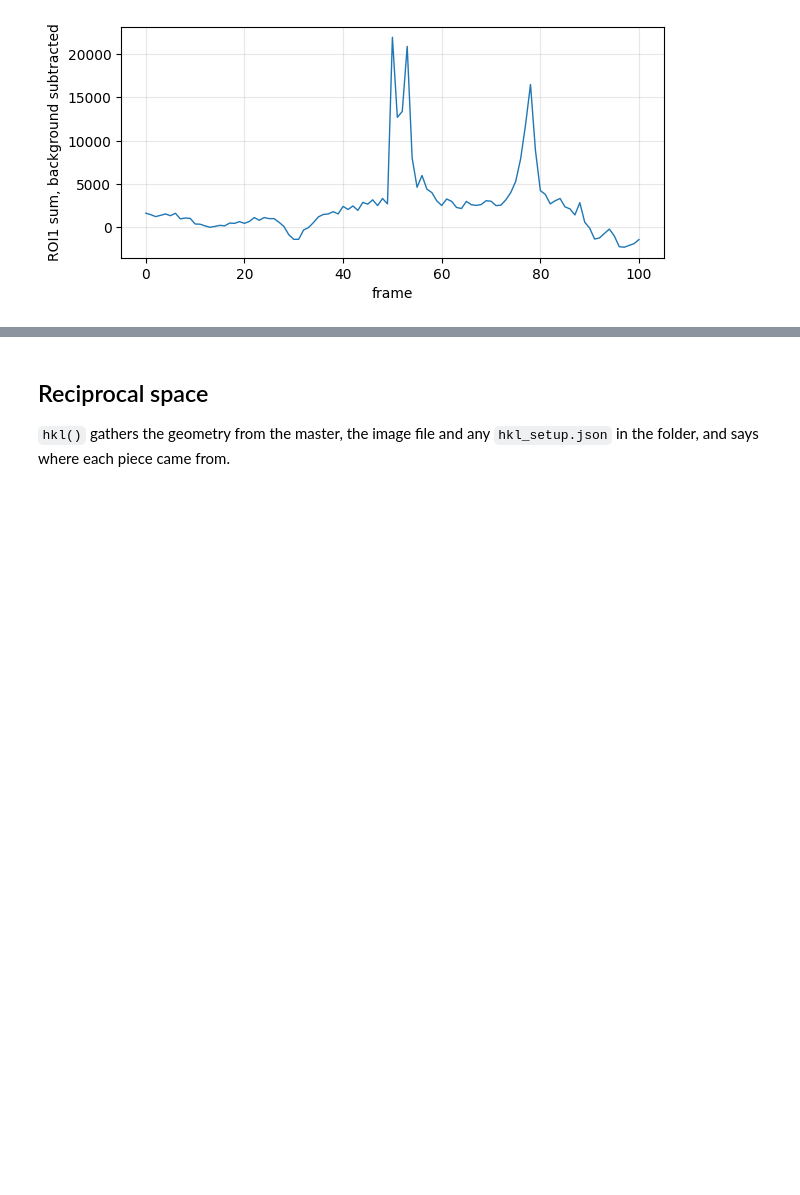
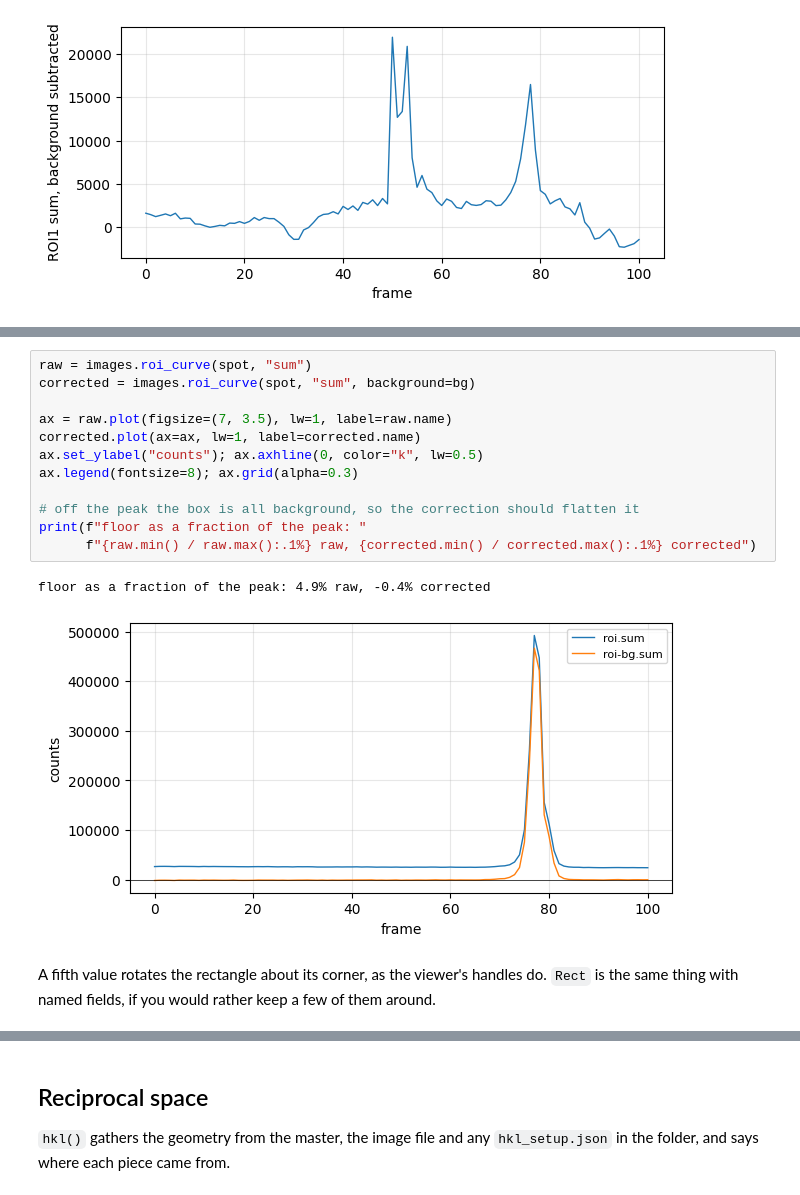
Before and after one commit to jwkim-anl/6idb-scan-viewer, a Jupyter notebook: examples/getting-started.ipynb, the cells around one changed output, grey strips where cells are left out. Saved outputs shown, nothing was run; the diff lists cells and outputs as text; blank space fills up the shorter version.

```diff
--- a/examples/getting-started.ipynb
+++ b/examples/getting-started.ipynb
@@ -204,0 +229,19 @@ Name: 77, dtype: float64
+# %%
+raw = images.roi_curve(spot, "sum")
+corrected = images.roi_curve(spot, "sum", background=bg)
+
+ax = raw.plot(figsize=(7, 3.5), lw=1, label=raw.name)
+corrected.plot(ax=ax, lw=1, label=corrected.name)
+ax.set_ylabel("counts"); ax.axhline(0, color="k", lw=0.5)
+ax.legend(fontsize=8); ax.grid(alpha=0.3)
+
+# off the peak the box is all background, so the correction should flatten it
+print(f"floor as a fraction of the peak: "
+      f"{raw.min() / raw.max():.1%} raw, {corrected.min() / corrected.max():.1%} corrected")
+# %% [output]
+floor as a fraction of the peak: 4.9% raw, -0.4% corrected
+[figure, added]
+# %% [markdown]
+A fifth value rotates the rectangle about its corner, as the viewer's
+handles do. `Rect` is the same thing with named fields, if you would rather
+keep a few of them around.
```
Also changed, not shown: parts of 15 cells of this notebook, 2 other files.
